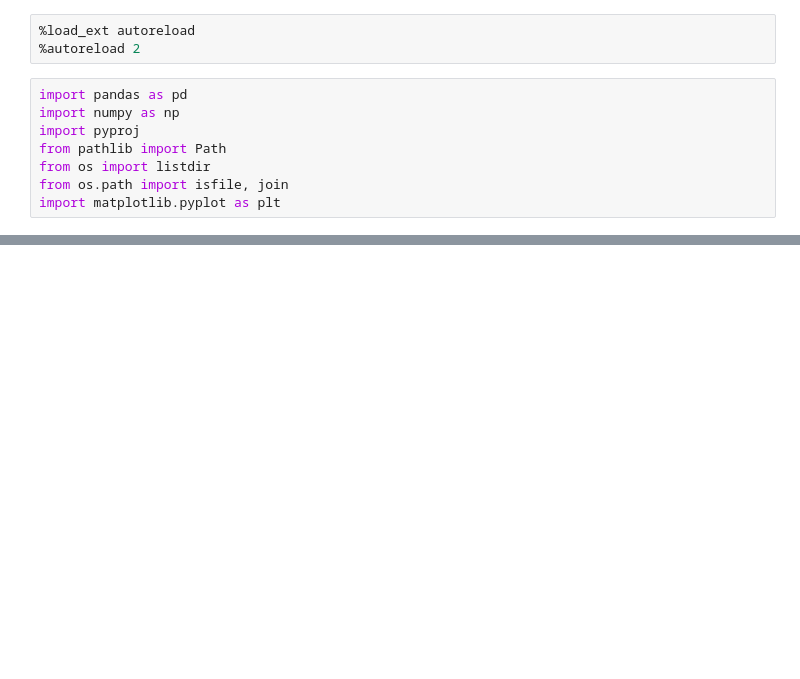
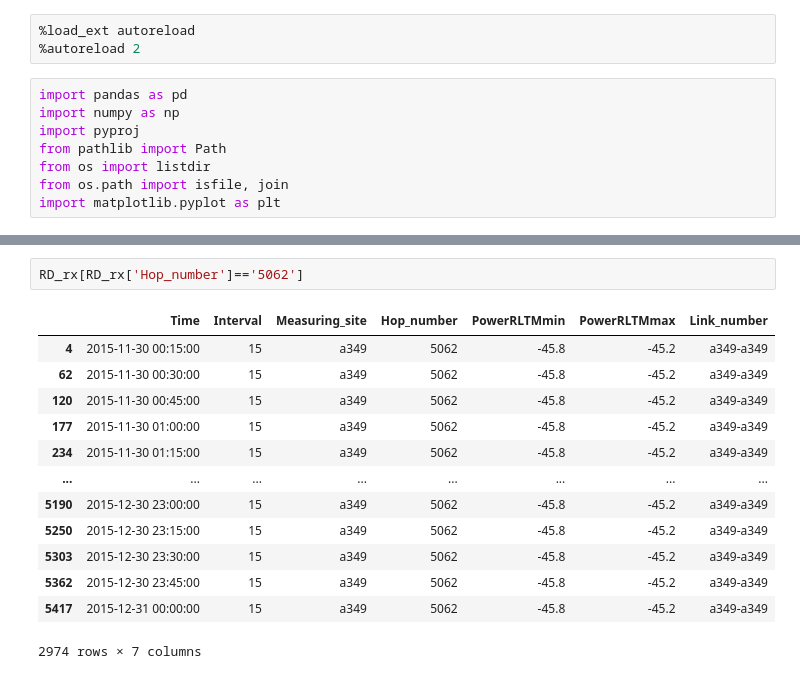
Before and after one commit to cellenmon/process_cml_rawdata, a Jupyter notebook: process_cellcom.ipynb, the cells around one changed output, grey strips where cells are left out. Cells and saved outputs as stored; diff of their text form; blank space fills up the shorter version.

```diff
--- a/process_cellcom.ipynb
+++ b/process_cellcom.ipynb
@@ -174,0 +211,16 @@ RD_tx
+# %%
+RD_rx[RD_rx['Hop_number']=='5062']
+# %% [output]
+|  | Time | Interval | Measuring_site | Hop_number | PowerRLTMmin | PowerRLTMmax | Link_number |
+| 4 | 2015-11-30 00:15:00 | 15 | a349 | 5062 | -45.8 | -45.2 | a349-a349 |
+| 62 | 2015-11-30 00:30:00 | 15 | a349 | 5062 | -45.8 | -45.2 | a349-a349 |
+| 120 | 2015-11-30 00:45:00 | 15 | a349 | 5062 | -45.8 | -45.2 | a349-a349 |
+| 177 | 2015-11-30 01:00:00 | 15 | a349 | 5062 | -45.8 | -45.2 | a349-a349 |
+| 234 | 2015-11-30 01:15:00 | 15 | a349 | 5062 | -45.8 | -45.2 | a349-a349 |
+| ... | ... | ... | ... | ... | ... | ... | ... |
+| 5190 | 2015-12-30 23:00:00 | 15 | a349 | 5062 | -45.8 | -45.2 | a349-a349 |
+| 5250 | 2015-12-30 23:15:00 | 15 | a349 | 5062 | -45.8 | -45.2 | a349-a349 |
+| 5303 | 2015-12-30 23:30:00 | 15 | a349 | 5062 | -45.8 | -45.2 | a349-a349 |
+| 5362 | 2015-12-30 23:45:00 | 15 | a349 | 5062 | -45.8 | -45.2 | a349-a349 |
+| 5417 | 2015-12-31 00:00:00 | 15 | a349 | 5062 | -45.8 | -45.2 | a349-a349 |
+2974 rows × 7 columns
```
Also changed, not shown: parts of 13 cells of this notebook.
